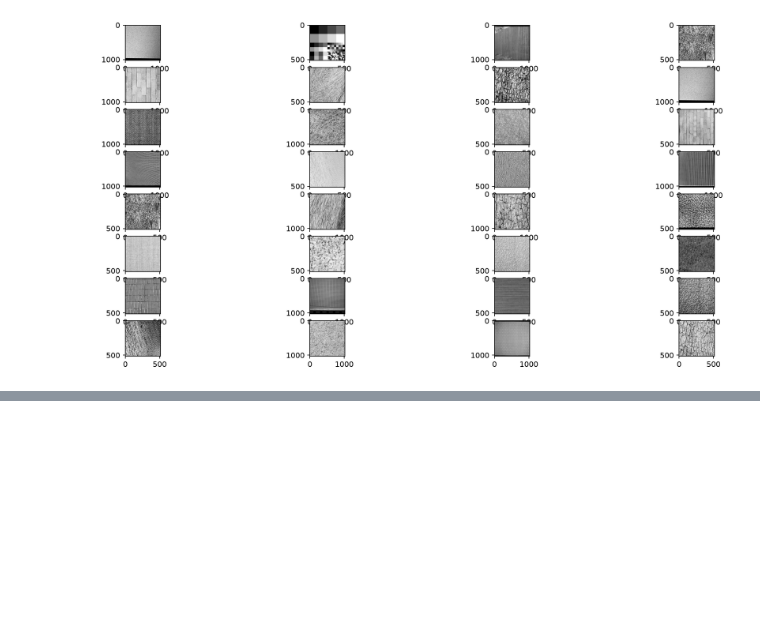
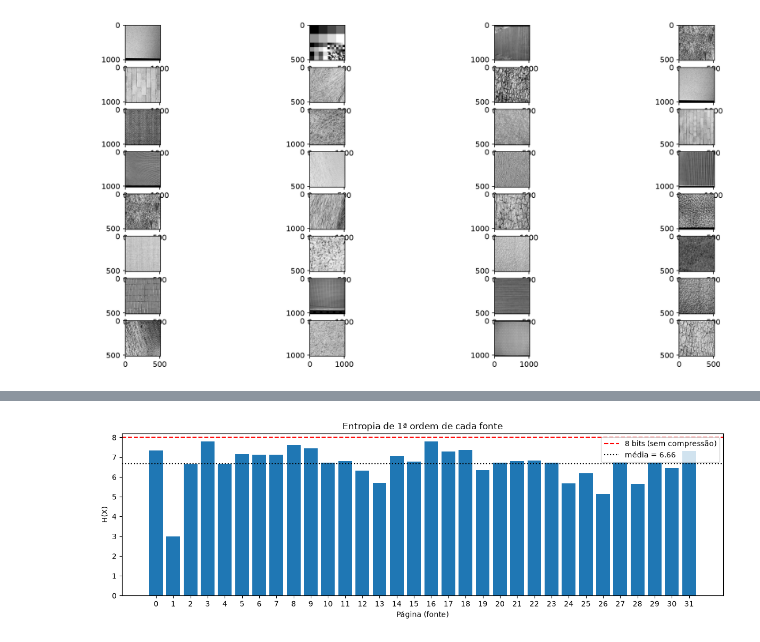
Before and after one commit to bener07/ti-project, a Jupyter notebook: Notebooks/ResearchNotebook.ipynb, the cells around one changed output, grey strips where cells are left out. Saved outputs shown, nothing was run; the diff lists cells and outputs as text; code cells hidden in the pictures; blank space fills up the shorter version.

```diff
--- a/Notebooks/ResearchNotebook.ipynb
+++ b/Notebooks/ResearchNotebook.ipynb
@@ -4,7 +4,7 @@ import numpy as np
 import matplotlib.pyplot as plt
 from tifffile import TiffFile
 
-testing_file = "dev.tiff"
+testing_file = "../dev.tiff"
 # %% [markdown]
 # Estudo da Entropia
 Como está tudo num único ficheiro pode-se estudar a entropia do ficheiro de várias maneiras.
@@ -39,3 +39,26 @@ for i, img in enumerate(images):
 plt.show()
 # %% [output]
 [figure]
+# %%
+## Cálculo da Entropia (Individual e Global)
+
+# 1. Estudo das páginas num ficheiro (individualmente)
+entropias_individuais = []
+
+for i, img in enumerate(images):
+    # np.unique com return_counts=True dá diretamente as ocorrências de cada valor de pixel
+    valores, counts = np.unique(img, return_counts=True)
+    h = entropia(counts)
+    entropias_individuais.append(h)
+    print(f"Página {i:02d}: {h:.4f} bits")
+
+# 2. Estudo do ficheiro num todo
+# Nota: Como as imagens na figura parecem ter dimensões diferentes (ex: 500x500 e 1000x1000),
+# usamos np.concatenate com .ravel() para juntar todos os píxeis num único array 1D.
+todos_pixeis = np.concatenate([img.ravel() for img in images])
+_, counts_global = np.unique(todos_pixeis, return_counts=True)
+entropia_global = entropia(counts_global)
+
+print("-" * 35)
+print(f"Entropia média das páginas: {np.mean(entropias_individuais):.4f} bits")
+print(f"Entropia do ficheiro num todo: {entropia_global:.4f} bits")
@@ -41,0 +232,12 @@ plt.show()
+# %%
+# ---- Gráfico 1: entropia de cada fonte ----
+# Quanto mais perto de 8 bits, menos compressível é a página sem usar contexto.
+plt.figure(figsize=(12, 4))
+plt.bar(paginas, H1, color="tab:blue")
+plt.axhline(8, color="red", ls="--", label="8 bits (sem compressão)")
+plt.axhline(H1.mean(), color="k", ls=":", label=f"média = {H1.mean():.2f}")
+plt.xlabel("Página (fonte)"); plt.ylabel("H(X)")
+plt.title("Entropia de 1ª ordem de cada fonte"); plt.xticks(paginas); plt.legend()
+plt.tight_layout(); plt.show()
+# %% [output]
+[figure, added]
```
Also changed, not shown: parts of 16 cells of this notebook, 1 other file.
